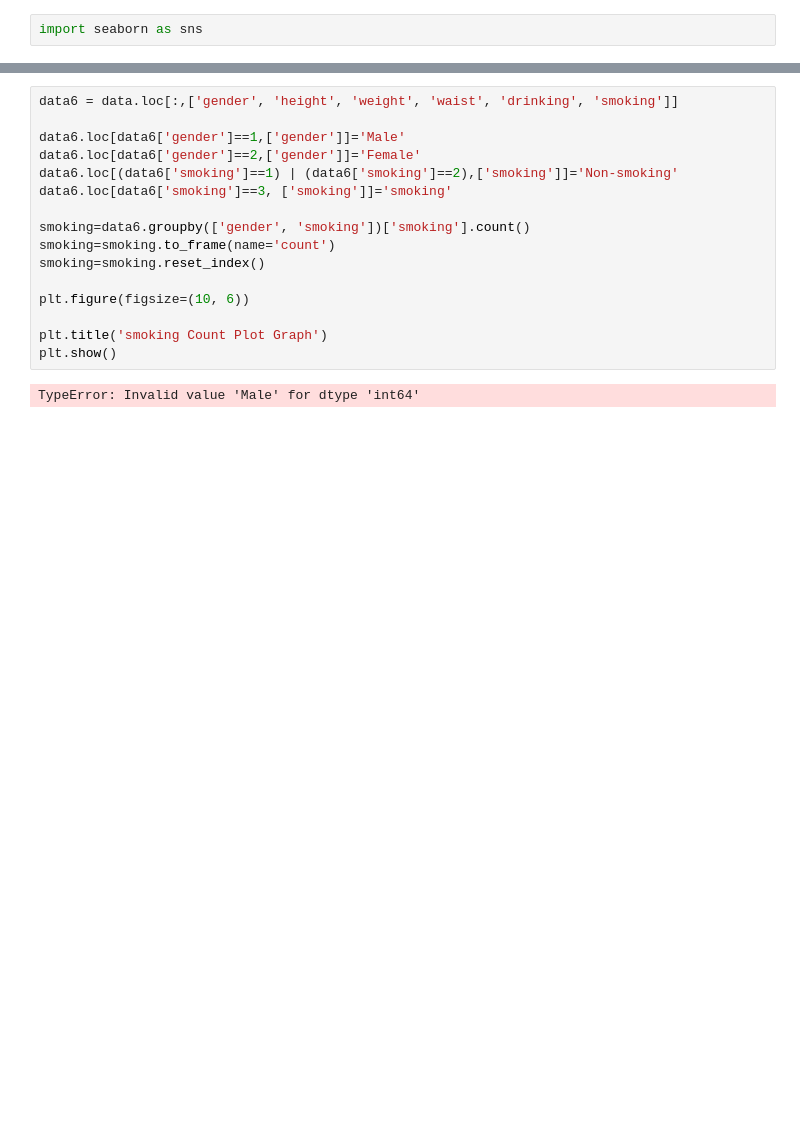
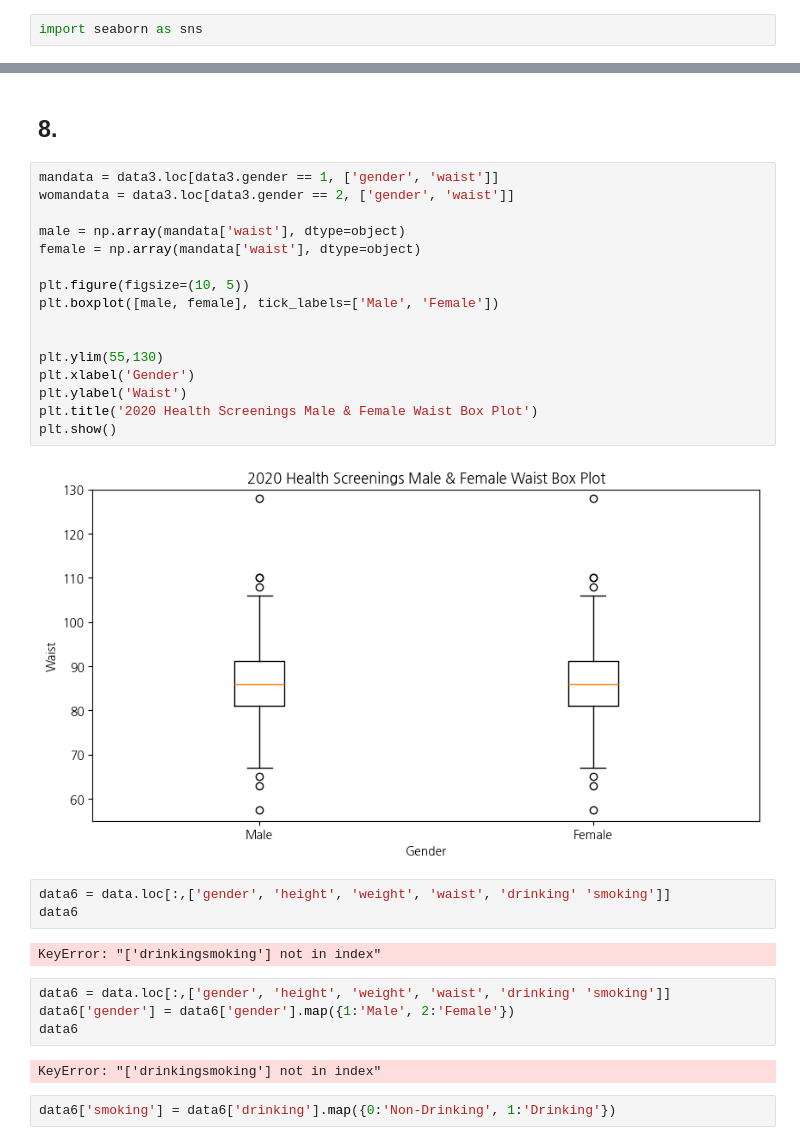
Before and after one commit to mykohbig7-ux/bigdata2026-basic, a Jupyter notebook: 20_health.ipynb, the cells around one changed output, grey strips where cells are left out. Saved outputs shown, nothing was run; the diff lists cells and outputs as text; blank space fills up the shorter version.

```diff
--- a/20_health.ipynb
+++ b/20_health.ipynb
@@ -308,21 +319,36 @@ plt.show()
+# %% [markdown]
+## 8.
 # %%
-data6 = data.loc[:,['gender', 'height', 'weight', 'waist', 'drinking', 'smoking']]
+mandata = data3.loc[data3.gender == 1, ['gender', 'waist']]
+womandata = data3.loc[data3.gender == 2, ['gender', 'waist']]
 
-data6.loc[data6['gender']==1,['gender']]='Male'
-data6.loc[data6['gender']==2,['gender']]='Female'
-data6.loc[(data6['smoking']==1) | (data6['smoking']==2),['smoking']]='Non-smoking'
-data6.loc[data6['smoking']==3, ['smoking']]='smoking'
+male = np.array(mandata['waist'], dtype=object)
+female = np.array(mandata['waist'], dtype=object)
 
-smoking=data6.groupby(['gender', 'smoking'])['smoking'].count()
-smoking=smoking.to_frame(name='count')
-smoking=smoking.reset_index()
+plt.figure(figsize=(10, 5))
+plt.boxplot([male, female], tick_labels=['Male', 'Female'])
 
-plt.figure(figsize=(10, 6))
 
-plt.title('smoking Count Plot Graph')
+plt.ylim(55,130)
+plt.xlabel('Gender')
+plt.ylabel('Waist')
+plt.title('2020 Health Screenings Male & Female Waist Box Plot')
 plt.show()
 # %% [output]
-TypeError: Invalid value 'Male' for dtype 'int64'
+[figure, added]
+# %%
+data6 = data.loc[:,['gender', 'height', 'weight', 'waist', 'drinking' 'smoking']]
+data6
+# %% [output]
+KeyError: "['drinkingsmoking'] not in index"
+# %%
+data6 = data.loc[:,['gender', 'height', 'weight', 'waist', 'drinking' 'smoking']]
+data6['gender'] = data6['gender'].map({1:'Male', 2:'Female'})
+data6
+# %% [output]
+KeyError: "['drinkingsmoking'] not in index"
+# %%
+data6['smoking'] = data6['drinking'].map({0:'Non-Drinking', 1:'Drinking'})
 # %%
 data6['smoking']
 # %% [output]
```
Also changed, not shown: parts of 14 cells of this notebook.
